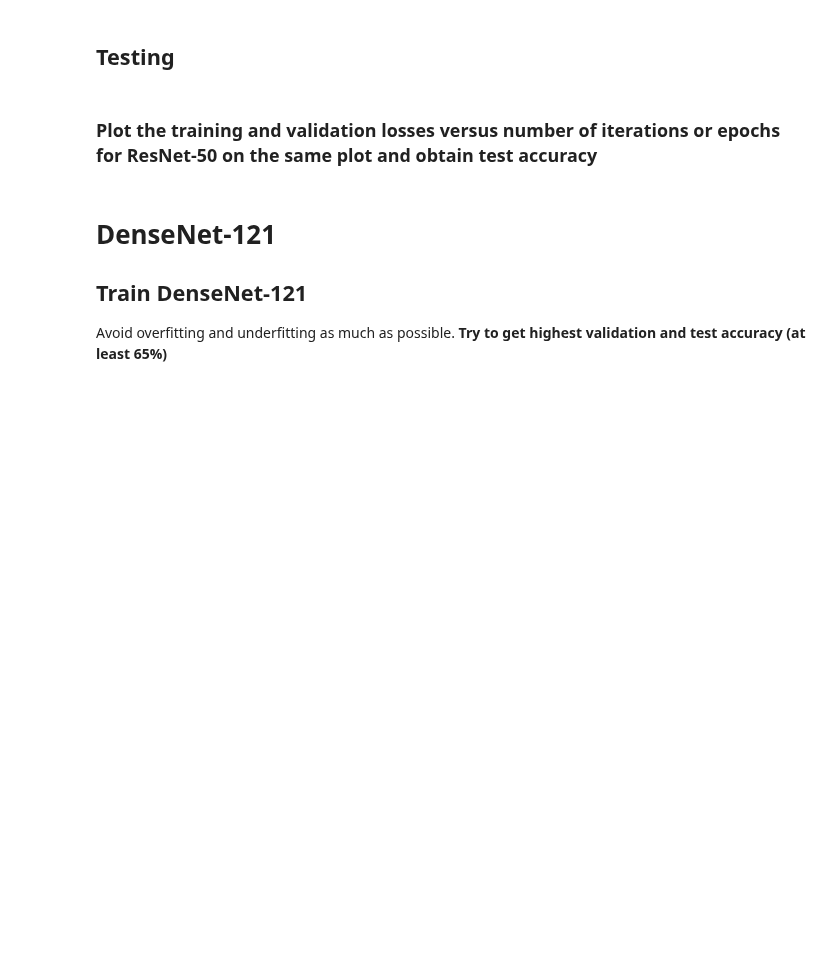
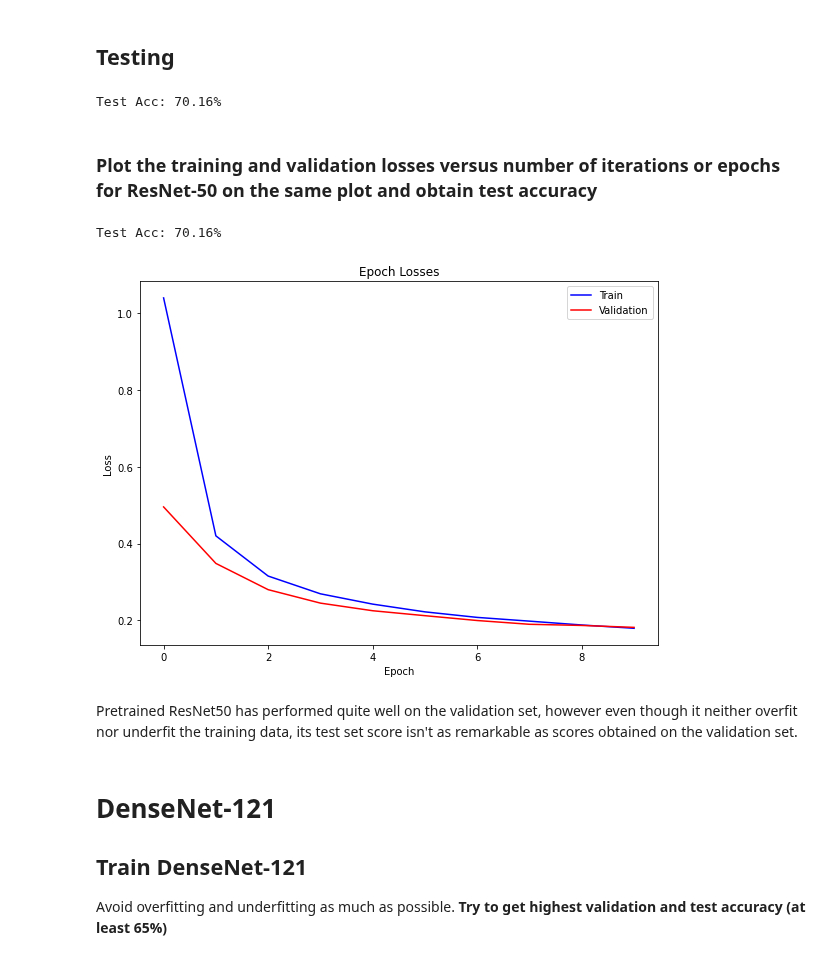
Before and after one commit to batuhanfaik/itu-cmpe, a Jupyter notebook: hw2/PyTorch.ipynb, the cells around one changed output. Saved outputs shown, nothing was run; the diff lists cells and outputs as text; code cells hidden in the pictures; blank space fills up the shorter version.

```diff
--- a/hw2/PyTorch.ipynb
+++ b/hw2/PyTorch.ipynb
@@ -171,0 +375,21 @@ with torch.no_grad():
+# %%
+def test_model(test_loader, model):
+    model.eval()
+
+    with torch.no_grad():
+        total_true = 0
+        total_false = 0
+        for data in test_loader:
+            img, label = data
+            if use_gpu:
+                img = img.cuda()
+                label = label.cuda()
+            output = model(img)
+            _, prediction = torch.max(output.data, 1)
+            total_true += torch.sum(prediction == label)
+            total_false += torch.sum(prediction != label)
+            # Statistics
+        test_acc = 100 * total_true / (total_true + total_false)
+        print('Test Acc: {:.2f}%'.format(test_acc))
+
+    return test_acc
@@ -176,3 +413,8 @@ with torch.no_grad():
 Avoid overfitting and underfitting as much as possible. **Try to get highest validation and test accuracy (at least 65%)**
 # %%
 # You can use the same training mechanism above. Now, you will use ResNet-50 as your model
+model = resnet50
+optimizer = optim.SGD(params=model.parameters(), lr=learning_rate, momentum=momentum, weight_decay=regularization_rate)
+criteria = nn.CrossEntropyLoss()
+
+_, resnet_train_losses, _, resnet_val_losses = train_model(train_loader, val_loader, model, optimizer, criteria, n_epochs=10)
@@ -180,8 +440,26 @@ Avoid overfitting and underfitting as much as possible. **Try to get highest val
 ## Testing
 # %%
 # You can use the same testing mechanism above. Now, you will use the ResNet model you trained above
+resnet_acc = test_model(test_loader, model)
+# %% [output]
+Test Acc: 70.16%
 # %% [markdown]
 ### Plot the training and validation losses versus number of iterations or epochs for ResNet-50 on the same plot and obtain test accuracy
+# %%
+print('Test Acc: {:.2f}%'.format(resnet_acc))
+fig, axes = plt.subplots(nrows=1, ncols=1, figsize=(8, 6))
+axes.plot(resnet_train_losses, c="b", label="Train")
+axes.plot(resnet_val_losses, c="r", label="Validation")
+axes.set_title("Epoch Losses")
+axes.set_xlabel("Epoch")
+axes.set_ylabel("Loss")
+axes.legend(loc="best")
+fig.tight_layout()
+# %% [output]
+Test Acc: 70.16%
+[figure, added]
+# %% [markdown]
+Pretrained ResNet50 has performed quite well on the validation set, however even though it neither overfit nor underfit the training data, its test set score isn't as remarkable as scores obtained on the validation set.
 # %% [markdown]
 # DenseNet-121
 ## Train DenseNet-121
```
Also changed, not shown: parts of 41 cells of this notebook.
